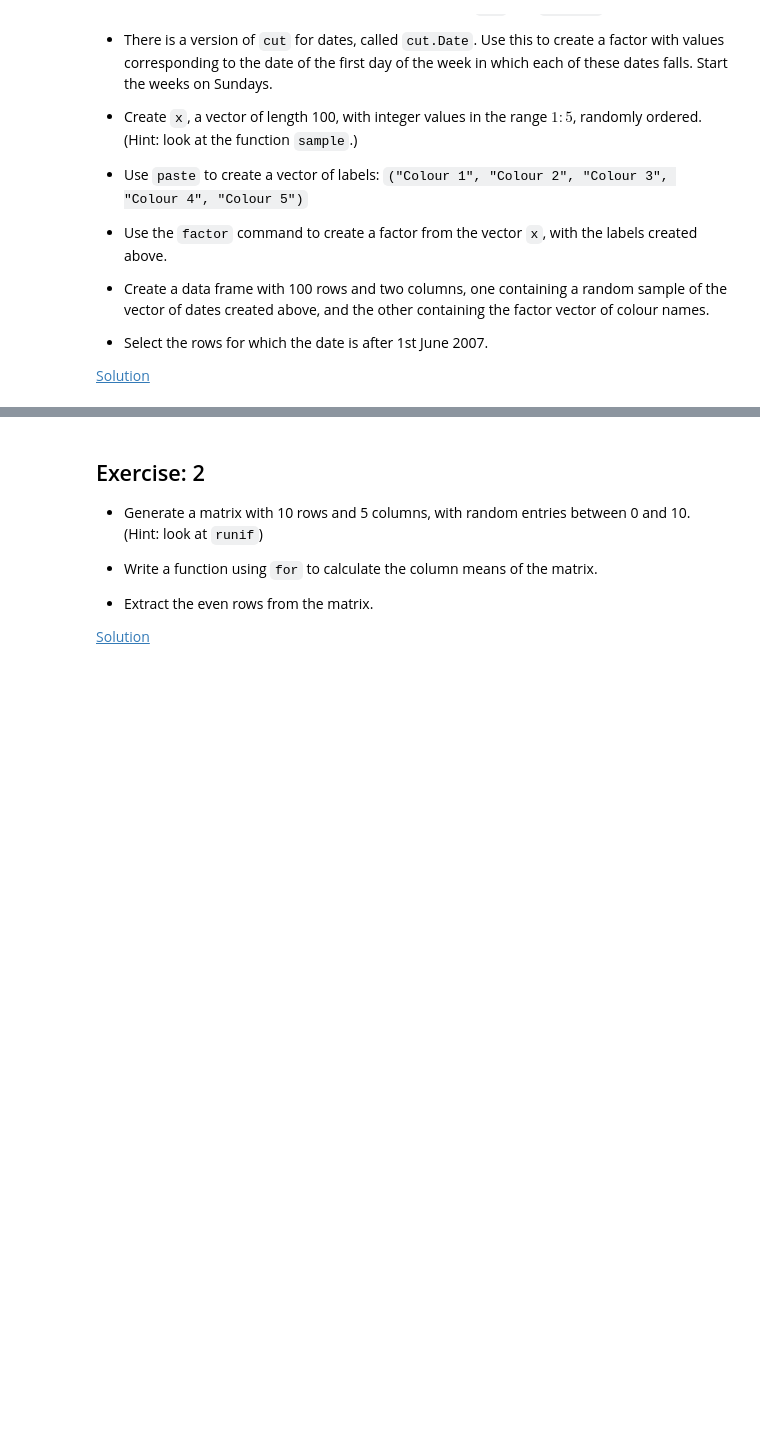
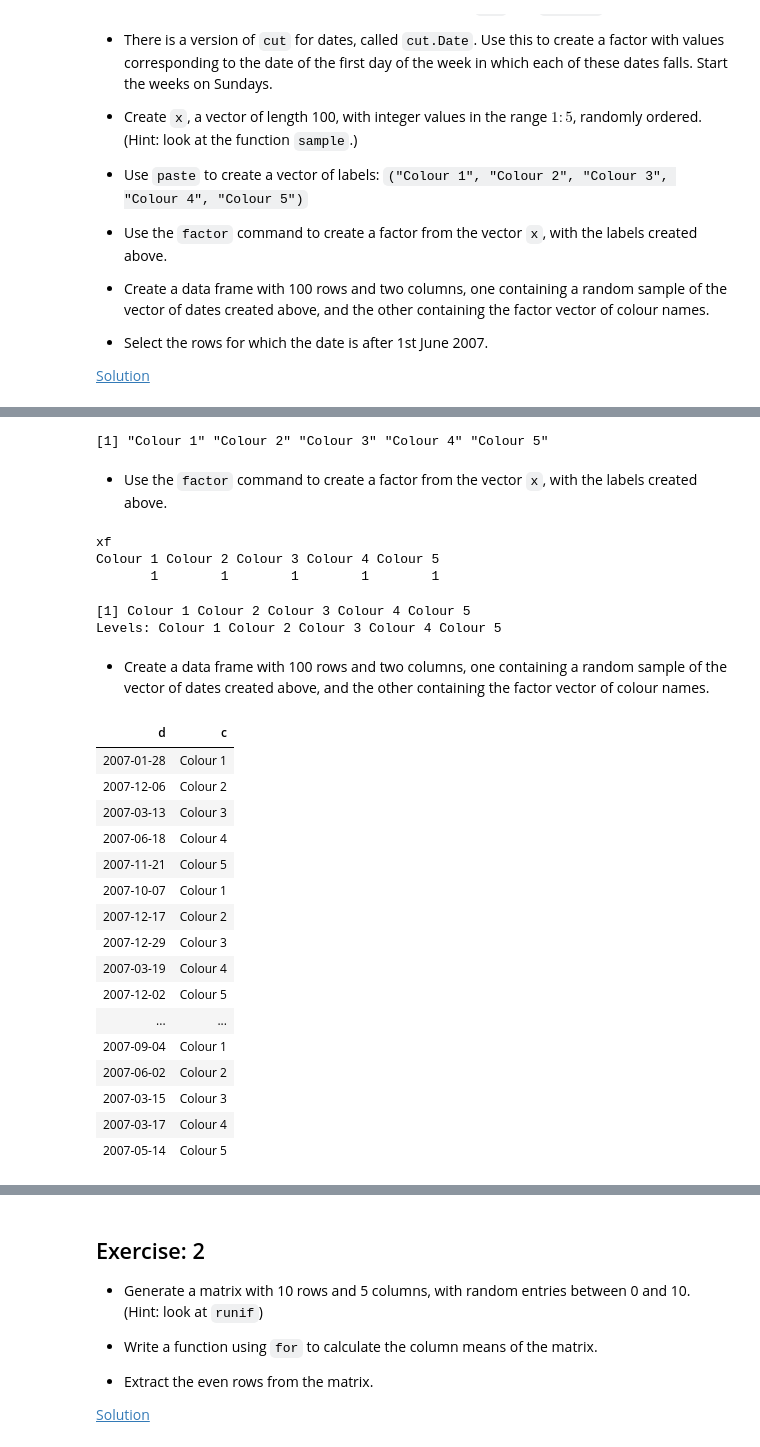
Before and after one commit to JDBetteridge/samba_induction_r, a Jupyter notebook: nbplain/02_variables.ipynb, the cells around one changed output, grey strips where cells are left out. Saved outputs shown, nothing was run; the diff lists cells and outputs as text; code cells hidden in the pictures; blank space fills up the shorter version.

````diff
--- a/nbplain/02_variables.ipynb
+++ b/nbplain/02_variables.ipynb
@@ -457,0 +461,4 @@ This can be replaced by:
+# %%
+myDate1 <- as.Date('1-Jan-2007', format="%d-%b-%Y")
+myDate2 <- myDate1+364
+myDate2
@@ -457,0 +467,2 @@ This can be replaced by:
+# %%
+dates2007<-seq(myDate1,myDate2,1)
@@ -457,0 +506,44 @@ This can be replaced by:
+# %%
+x <-paste("Colour",1:5)
+x
+# %% [output]
+[1] "Colour 1" "Colour 2" "Colour 3" "Colour 4" "Colour 5"
+# %% [markdown]
+*  Use the ```factor``` command to create a factor from the vector ```x```,
+  with the labels created above.
+# %%
+xf<-factor(x)
+table(xf)
+# %% [output]
+xf
+Colour 1 Colour 2 Colour 3 Colour 4 Colour 5
+       1        1        1        1        1
+# %%
+xf
+# %% [output]
+[1] Colour 1 Colour 2 Colour 3 Colour 4 Colour 5
+Levels: Colour 1 Colour 2 Colour 3 Colour 4 Colour 5
+# %% [markdown]
+* Create a data frame with 100 rows and two columns, one containing a random
+  sample of the vector of dates created above, and the other containing the
+  factor vector of colour names.
+# %%
+(datf<-data.frame(d=sample(dates2007,100,replace=TRUE),c=xf)  )
+# %% [output]
+| d | c |
+| 2007-01-28 | Colour 1 |
+| 2007-12-06 | Colour 2 |
+| 2007-03-13 | Colour 3 |
+| 2007-06-18 | Colour 4 |
+| 2007-11-21 | Colour 5 |
+| 2007-10-07 | Colour 1 |
+| 2007-12-17 | Colour 2 |
+| 2007-12-29 | Colour 3 |
+| 2007-03-19 | Colour 4 |
+| 2007-12-02 | Colour 5 |
+| ... | ... |
+| 2007-09-04 | Colour 1 |
+| 2007-06-02 | Colour 2 |
+| 2007-03-15 | Colour 3 |
+| 2007-03-17 | Colour 4 |
+| 2007-05-14 | Colour 5 |
````
Also changed, not shown: parts of 18 cells of this notebook, 1 other file.
